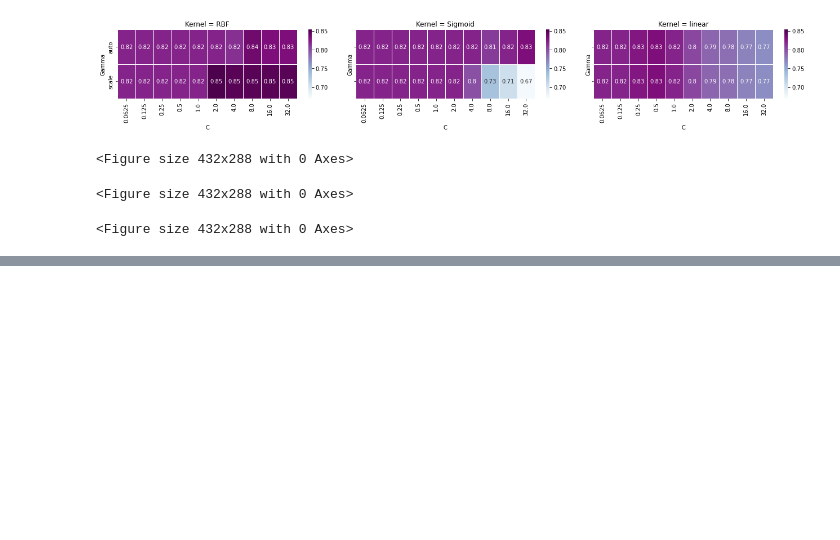
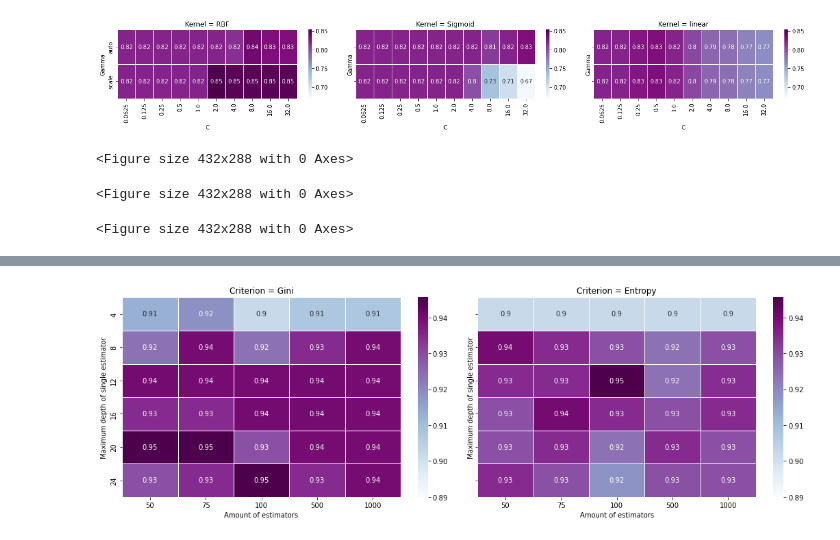
Before and after one commit to hGl0/Sarcopenia, a Jupyter notebook: statistics.ipynb, the cells around one changed output, grey strips where cells are left out. Drawn from its saved outputs; the diff is of its cells as text; code cells hidden in the pictures; blank space fills up the shorter version.

```diff
--- a/statistics.ipynb
+++ b/statistics.ipynb
@@ -491,0 +483,26 @@ Best: %f using %s (0.8533033033033032, {'C': 2, 'gamma': 'scale', 'kernel': 'rbf
+# %%
+results_rf = pd.DataFrame(grid_result_rf.cv_results_).sort_values(by=['param_max_depth', 'param_n_estimators'])
+
+# generating heatmap of paramter grid for rf with crit=gini
+fig, (ax1, ax2) = plt.subplots(1,2, figsize=(15,5), sharex=True, sharey=True)
+
+hm1 = results_rf[results_rf['param_criterion'] == 'gini'][['param_max_depth', 'param_n_estimators', 'mean_test_score']]
+hm1 = hm1.pivot('param_max_depth', 'param_n_estimators', 'mean_test_score')
+heat1 = sns.heatmap(hm1, linewidth = 1 , annot = True, cmap='BuPu', vmax=grid_result_rf.best_score_, vmin=0.89, ax=ax1)
+heat1.set_title('Criterion = Gini')
+heat1.set_ylabel('Maximum depth of single estimator')
+heat1.set_xlabel('Amount of estimators')
+
+# generating heatmap of paramter grid for rf with crit=entropy
+hm2 = results_rf[results_rf['param_criterion'] == 'entropy'][['param_max_depth', 'param_n_estimators', 'mean_test_score']]
+hm2 = hm2.pivot('param_max_depth', 'param_n_estimators', 'mean_test_score')
+heat2 = sns.heatmap(hm2, linewidth = 1 , annot = True, cmap='BuPu', vmax=grid_result_rf.best_score_, vmin=0.89, ax=ax2)
+heat2.set_title('Criterion = Entropy')
+heat2.set_ylabel('Maximum depth of single estimator')
+heat2.set_xlabel('Amount of estimators')
+
+plt.tight_layout()
+fig.savefig('heatmap_rf_hyperparameter.png')
+plt.show()
+# %% [output]
+[figure, added]
```
Also changed, not shown: parts of 4 cells of this notebook, 8 other files.
